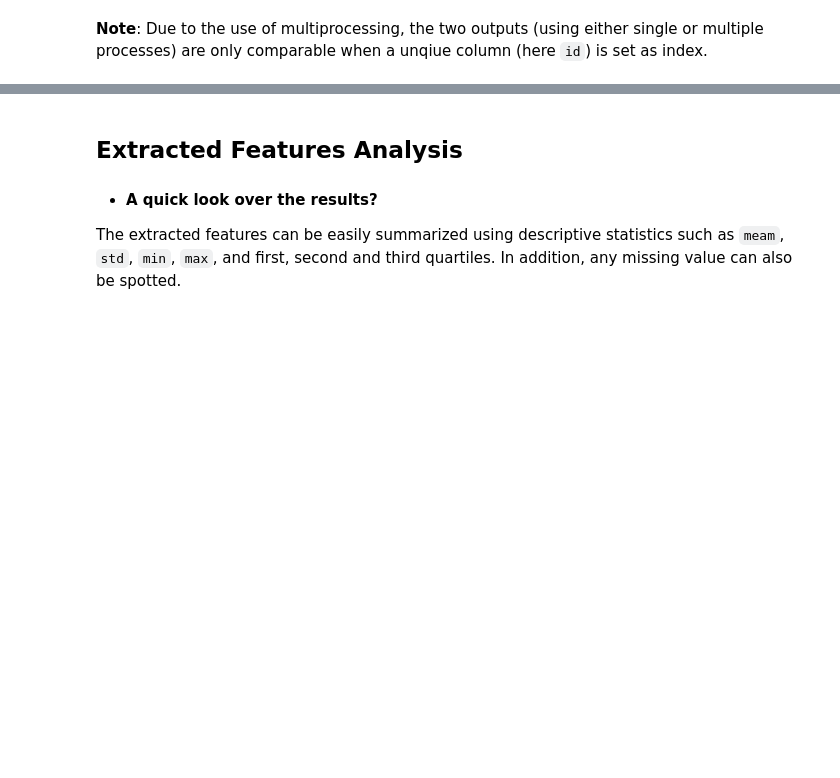
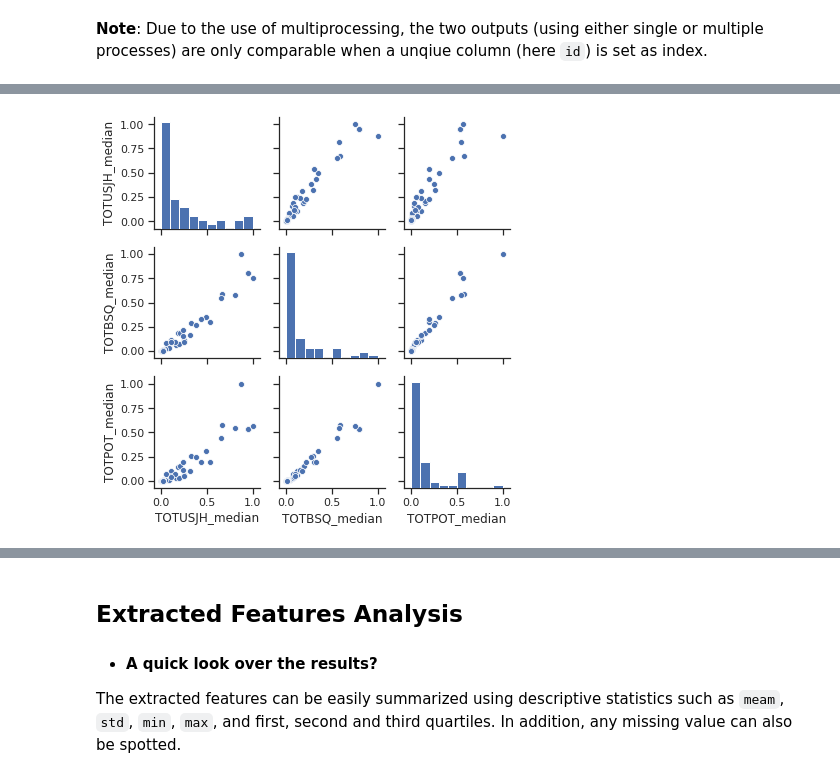
Before and after one commit to AzimAhmadzadeh/mvtsdata_toolkit, a Jupyter notebook: demo.ipynb, the cells around one changed output, grey strips where cells are left out. Saved outputs shown, nothing was run; the diff lists cells and outputs as text; code cells hidden in the pictures; blank space fills up the shorter version.

```diff
--- a/demo.ipynb
+++ b/demo.ipynb
@@ -208,0 +219,4 @@ fe.df_all_features
+# %%
+fe.plot_splom(feature_names=['TOTUSJH_median', 'TOTBSQ_median', 'TOTPOT_median'])
+# %% [output]
+[figure, added]
```
Also changed, not shown: parts of 10 cells of this notebook, 9 other files.
